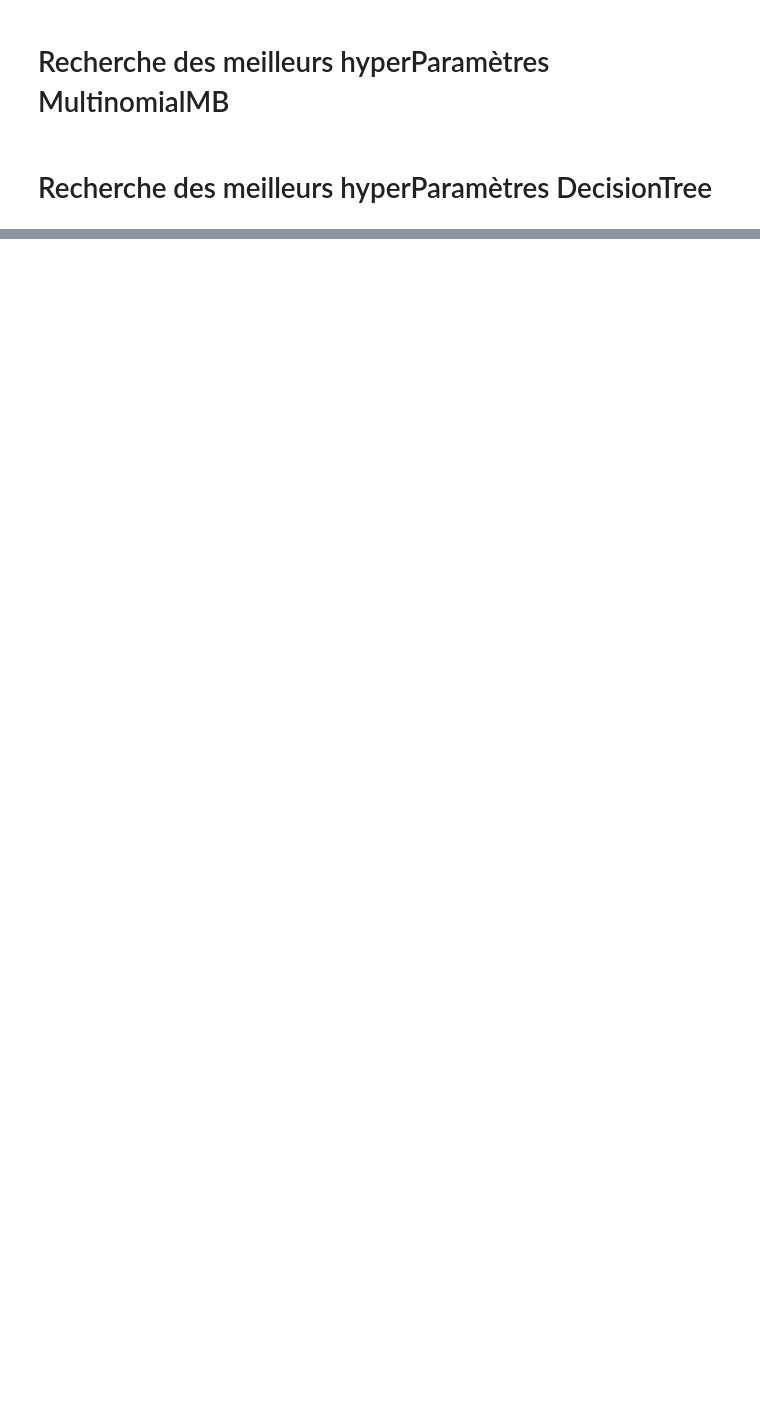
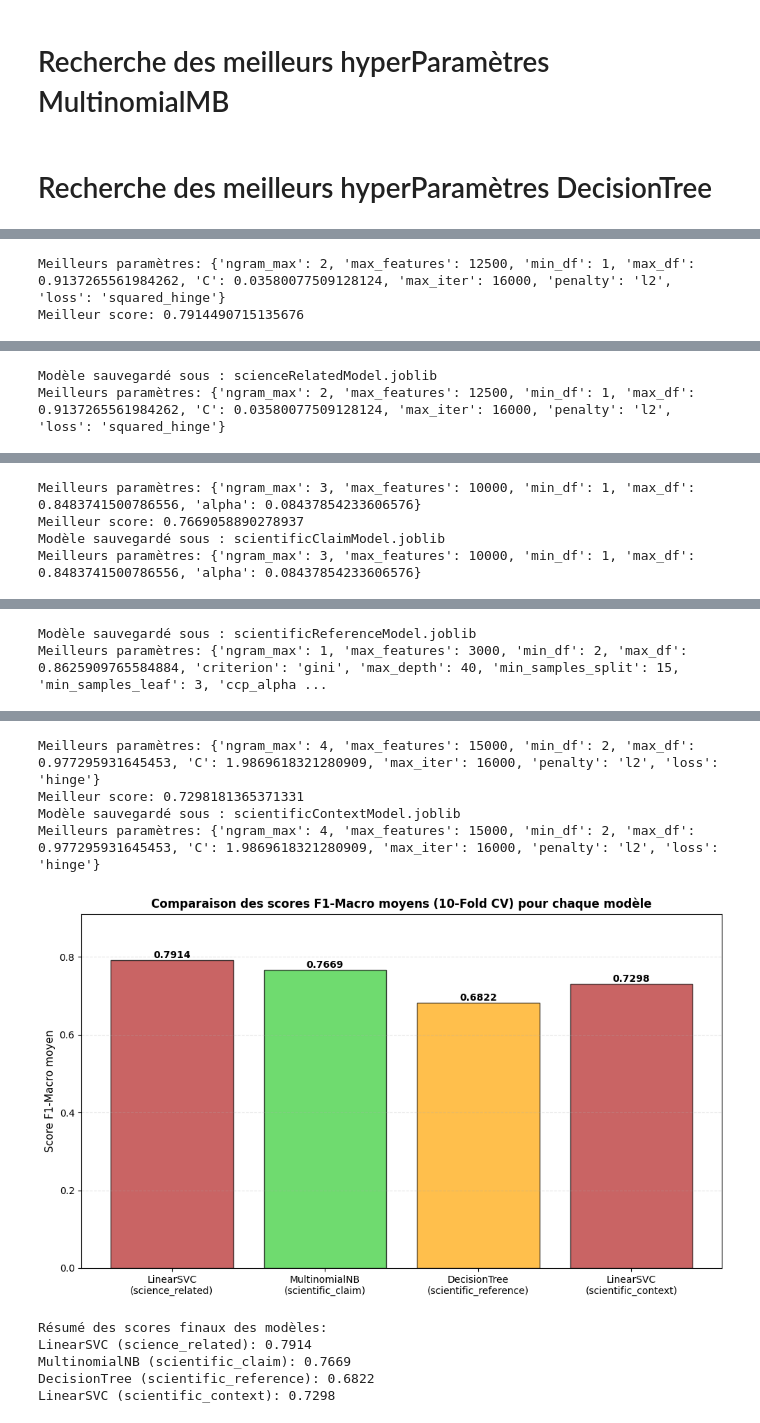
Before and after one commit to RobinDejean/MachineLearningProjectdefou, a Jupyter notebook: Projet/Final.ipynb, the cells around one changed output, grey strips where cells are left out. Drawn from its saved outputs; the diff is of its cells as text; code cells hidden in the pictures; blank space fills up the shorter version.

```diff
--- a/Projet/Final.ipynb
+++ b/Projet/Final.ipynb
@@ -554,2 +765,45 @@ def saveLinearSVCModel(colonne, path):
 # %%
-saveLinearSVCModel("science_related", "ScienceRelatedModel.joblib")
+N = 10
+
+df = pd.read_csv('scitweets_export.tsv', sep='\t')
+df["text"] = [preprocess(t) for t in df["text"]]
+
+df_test_global = df.sample(n=N, random_state=0)
+df_train_global = df.drop(df_test_global.index)
+
+df_scientific = df[df["science_related"] == 1].reset_index(drop=True)
+df_test_scientific = df.sample(n=N, random_state=0)
+df_train_scientific = df.drop(df_test_scientific.index)
+
+scienceRelatedModelScore = saveLinearSVCModel(df_train_global["text"], df_train_global["science_related"].values, "scienceRelatedModel.joblib", weighted=True)
+scientificClaimModelScore = saveMultinomialNBModel(df_train_scientific["text"], df_train_scientific["scientific_claim"].values, "scientificClaimModel.joblib", weighted=False)
+scientificReferenceModelScore = saveDecisionTreeModel(df_train_scientific["text"], df_train_scientific["scientific_reference"].values, "scientificReferenceModel.joblib") # normal (pas sample)
+scientificContextModelScore = saveLinearSVCModel(df_train_scientific["text"], df_train_scientific["scientific_context"].values, "scientificContextModel.joblib", weighted=False)
+
+# Create comparison plot for model scores
+model_names = ["LinearSVC\n(science_related)", "MultinomialNB\n(scientific_claim)",
+               "DecisionTree\n(scientific_reference)", "LinearSVC\n(scientific_context)"]
+model_scores = [scienceRelatedModelScore, scientificClaimModelScore,
+                scientificReferenceModelScore, scientificContextModelScore]
+colors_models = ["firebrick", "limegreen", "orange", "firebrick"]
+
+fig, ax = plt.subplots(figsize=(10, 6))
+bars = ax.bar(model_names, model_scores, color=colors_models, alpha=0.7, edgecolor='black')
+
+# Add value labels on bars
+for bar in bars:
+    height = bar.get_height()
+    ax.text(bar.get_x() + bar.get_width()/2., height,
+            f'{height:.4f}', ha='center', va='bottom', fontsize=10, fontweight='bold')
+
+ax.set_title("Comparaison des scores F1-Macro moyens (10-Fold CV) pour chaque modèle", fontsize=12, fontweight='bold')
+ax.set_ylabel("Score F1-Macro moyen", fontsize=11)
+ax.set_ylim(0, max(model_scores) * 1.15)
+ax.grid(axis="y", linestyle="--", alpha=0.3)
+plt.tight_layout()
+plt.show()
+
+print("\nRésumé des scores finaux des modèles:")
+for name, score in zip(model_names, model_scores):
+    print(f"{name.replace(chr(10), ' ')}: {score:.4f}")
+# %% [output]
@@ -555,0 +827,2 @@ saveLinearSVCModel("science_related", "ScienceRelatedModel.joblib")
+Meilleurs paramètres: {'ngram_max': 2, 'max_features': 12500, 'min_df': 1, 'max_df': 0.9137265561984262, 'C': 0.03580077509128124, 'max_iter': 16000, 'penalty': 'l2', 'loss': 'squared_hinge'}
+Meilleur score: 0.7914490715135676
@@ -555,0 +833,2 @@ saveLinearSVCModel("science_related", "ScienceRelatedModel.joblib")
+Modèle sauvegardé sous : scienceRelatedModel.joblib
+Meilleurs paramètres: {'ngram_max': 2, 'max_features': 12500, 'min_df': 1, 'max_df': 0.9137265561984262, 'C': 0.03580077509128124, 'max_iter': 16000, 'penalty': 'l2', 'loss': 'squared_hinge'}
@@ -555,0 +852,4 @@ saveLinearSVCModel("science_related", "ScienceRelatedModel.joblib")
+Meilleurs paramètres: {'ngram_max': 3, 'max_features': 10000, 'min_df': 1, 'max_df': 0.8483741500786556, 'alpha': 0.08437854233606576}
+Meilleur score: 0.7669058890278937
+Modèle sauvegardé sous : scientificClaimModel.joblib
+Meilleurs paramètres: {'ngram_max': 3, 'max_features': 10000, 'min_df': 1, 'max_df': 0.8483741500786556, 'alpha': 0.08437854233606576}
@@ -555,0 +873,2 @@ saveLinearSVCModel("science_related", "ScienceRelatedModel.joblib")
+Modèle sauvegardé sous : scientificReferenceModel.joblib
+Meilleurs paramètres: {'ngram_max': 1, 'max_features': 3000, 'min_df': 2, 'max_df': 0.8625909765584884, 'criterion': 'gini', 'max_depth': 40, 'min_samples_split': 15, 'min_samples_leaf': 3, 'ccp_alpha ...
@@ -556 +892,11 @@ saveLinearSVCModel("science_related", "ScienceRelatedModel.joblib")
+Meilleurs paramètres: {'ngram_max': 4, 'max_features': 15000, 'min_df': 2, 'max_df': 0.977295931645453, 'C': 1.9869618321280909, 'max_iter': 16000, 'penalty': 'l2', 'loss': 'hinge'}
+Meilleur score: 0.7298181365371331
+Modèle sauvegardé sous : scientificContextModel.joblib
+Meilleurs paramètres: {'ngram_max': 4, 'max_features': 15000, 'min_df': 2, 'max_df': 0.977295931645453, 'C': 1.9869618321280909, 'max_iter': 16000, 'penalty': 'l2', 'loss': 'hinge'}
+[figure, added]
+Résumé des scores finaux des modèles:
+LinearSVC (science_related): 0.7914
+MultinomialNB (scientific_claim): 0.7669
+DecisionTree (scientific_reference): 0.6822
+LinearSVC (scientific_context): 0.7298
 # %% [markdown]
```
Also changed, not shown: parts of 26 cells of this notebook, 6 other files.
